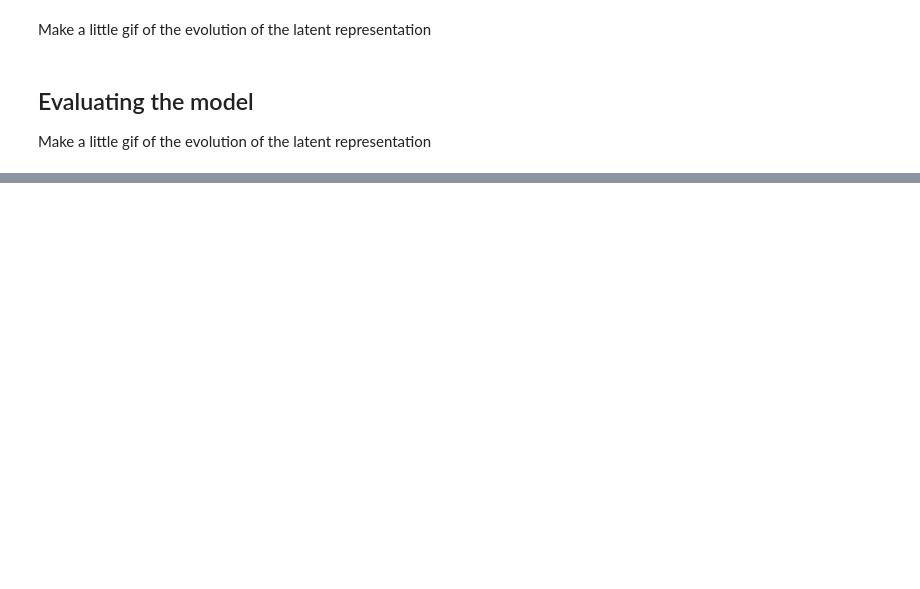
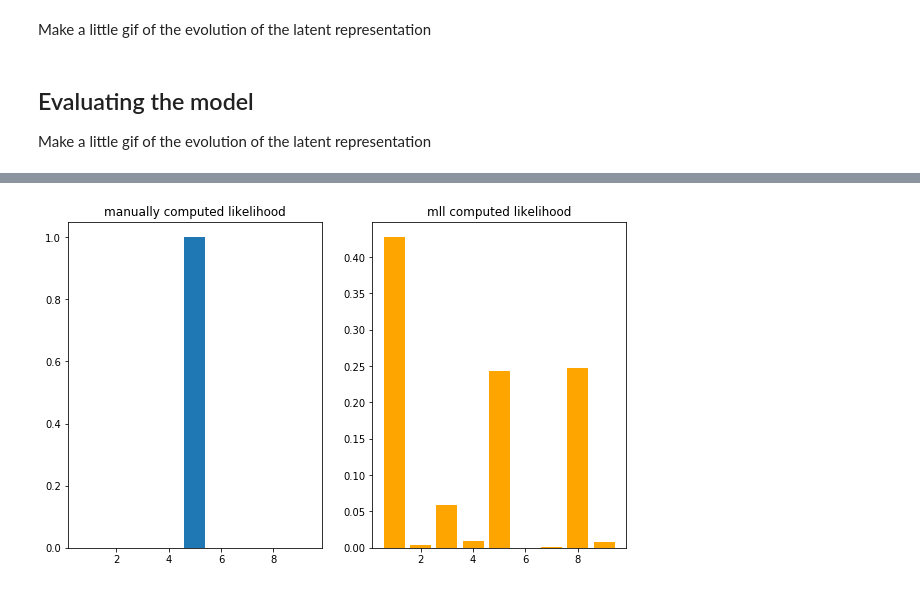
Before and after one commit to smentu/HIT_VAE, a Jupyter notebook: hit_vae/experiments/GPPVAE_demo.ipynb, the cells around one changed output, grey strips where cells are left out. Cells and saved outputs as stored; diff of their text form; code cells hidden in the pictures; blank space fills up the shorter version.

```diff
--- a/hit_vae/experiments/GPPVAE_demo.ipynb
+++ b/hit_vae/experiments/GPPVAE_demo.ipynb
@@ -426,0 +573,10 @@ plt.show()
+# %%
+fig, (ax1, ax2) = plt.subplots(1, 2, figsize=(10, 6))
+ax1.bar(range(1,10), likelihoods)
+ax1.set_title('manually computed likelihood')
+
+ax2.bar(range(1,10), mll_likelihoods, color='orange')
+ax2.set_title('mll computed likelihood')
+plt.show()
+# %% [output]
+[figure, added]
```
Also changed, not shown: parts of 19 cells of this notebook.
